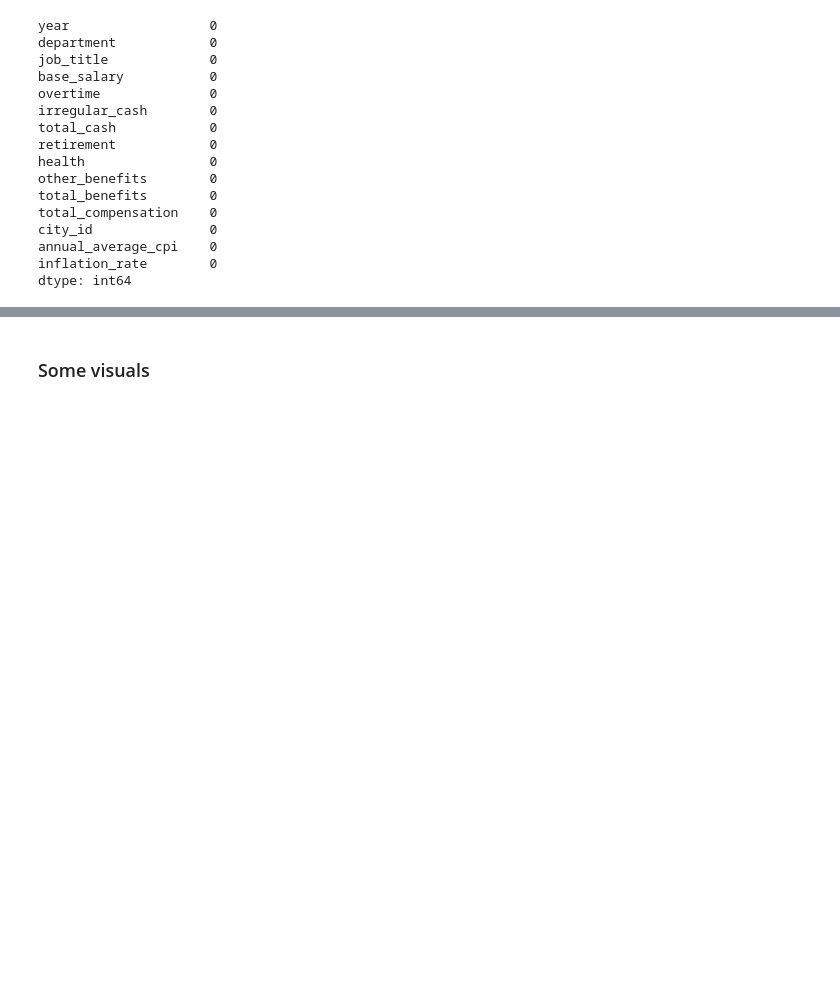
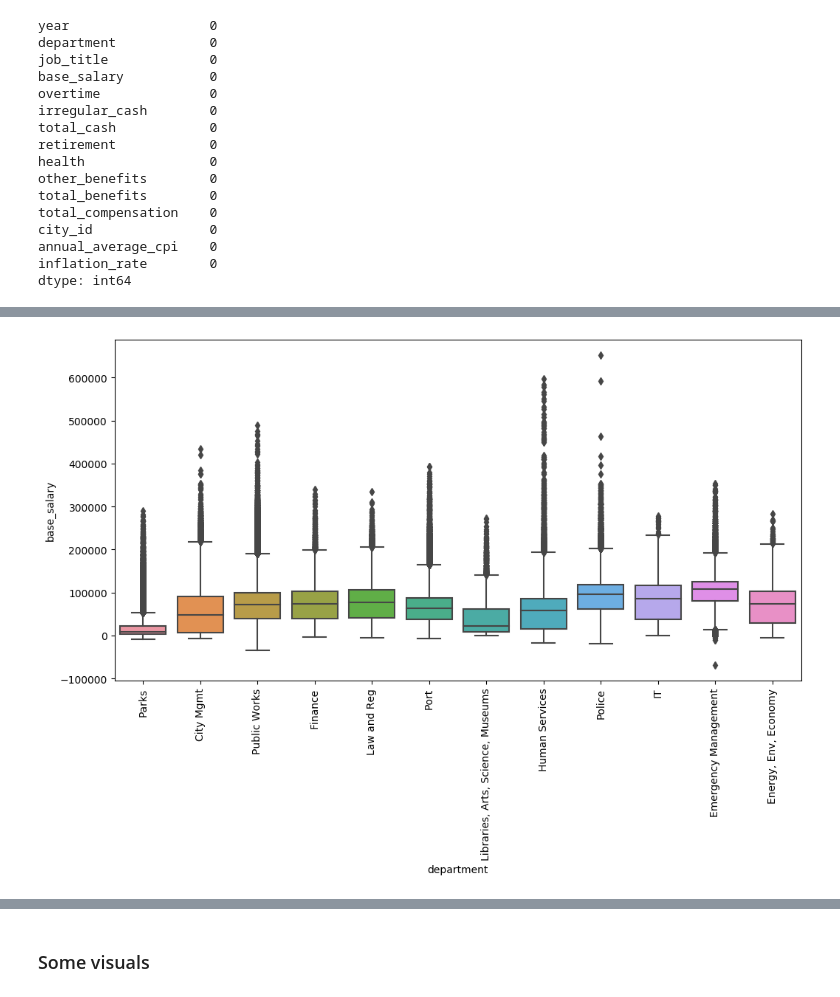
Before and after one commit to unpham/ads-508-project, a Jupyter notebook: eda_sfr.ipynb, the cells around one changed output, grey strips where cells are left out. Drawn from its saved outputs; the diff is of its cells as text; code cells hidden in the pictures; blank space fills up the shorter version.

```diff
--- a/eda_sfr.ipynb
+++ b/eda_sfr.ipynb
@@ -227,0 +221,6 @@ dtype: int64
+# %%
+plt.figure(figsize=(12,6))
+sns.boxplot(data=df,x='department',y='base_salary')
+plt.xticks(rotation=90);
+# %% [output]
+[figure, added]
```
Also changed, not shown: parts of 54 cells of this notebook.
